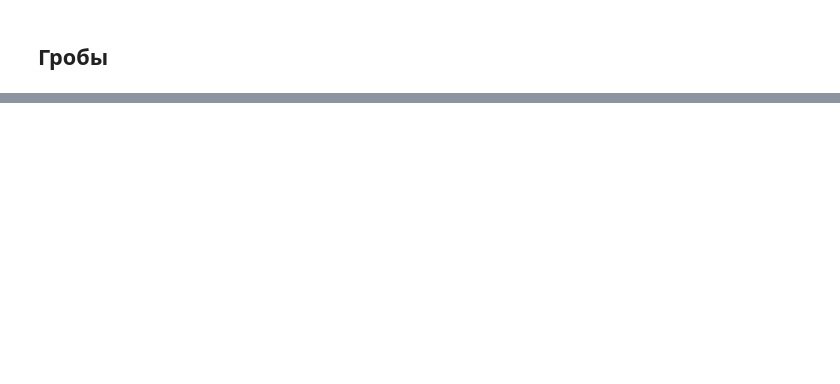
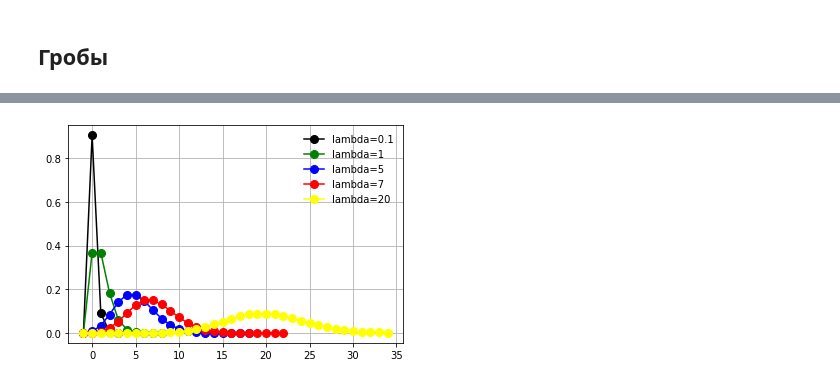
Before and after one commit to mathmechterver/terver2021, a Jupyter notebook: prac04/prac04.ipynb, the cells around one changed output, grey strips where cells are left out. Cells and saved outputs as stored; diff of their text form; code cells hidden in the pictures; blank space fills up the shorter version.

```diff
--- a/prac04/prac04.ipynb
+++ b/prac04/prac04.ipynb
@@ -153,0 +105,24 @@ Image(filename='data/cons.jpg', width=500)
+# %%
+lamb05 = 0.5
+x05 = np.arange(poisson.ppf(0, lamb05), poisson.ppf(0.999999, lamb01))
+lamb1 = 1
+x1 = np.arange(poisson.ppf(0, lamb1), poisson.ppf(0.999999, lamb1))
+lamb5 = 5
+x5 = np.arange(poisson.ppf(0, lamb5), poisson.ppf(0.999999, lamb5))
+lamb7 = 7
+x7 = np.arange(poisson.ppf(0, lamb7), poisson.ppf(0.999999, lamb7))
+lamb20 = 20
+x20 = np.arange(poisson.ppf(0, lamb20), poisson.ppf(0.999, lamb20))
+
+fig, ax = plt.subplots(1, 1)
+ax.plot(x01, poisson.pmf(x01, lamb01), 'bo-', ms=8, color='black', label='lambda=0.1')
+ax.plot(x1, poisson.pmf(x1, lamb1), 'bo-', ms=8, color='green', label='lambda=1')
+ax.plot(x5, poisson.pmf(x5, lamb5), 'bo-', ms=8, label='lambda=5')
+ax.plot(x7, poisson.pmf(x7, lamb7), 'bo-', ms=8, color='red', label='lambda=7')
+ax.plot(x20, poisson.pmf(x20, lamb20), 'bo-', ms=8, color='yellow', label='lambda=20')
+
+ax.legend(loc='best', frameon=False)
+plt.grid()
+plt.show()
+# %% [output]
+[figure, added]
```
Also changed, not shown: parts of 38 cells of this notebook, 24 other files.
